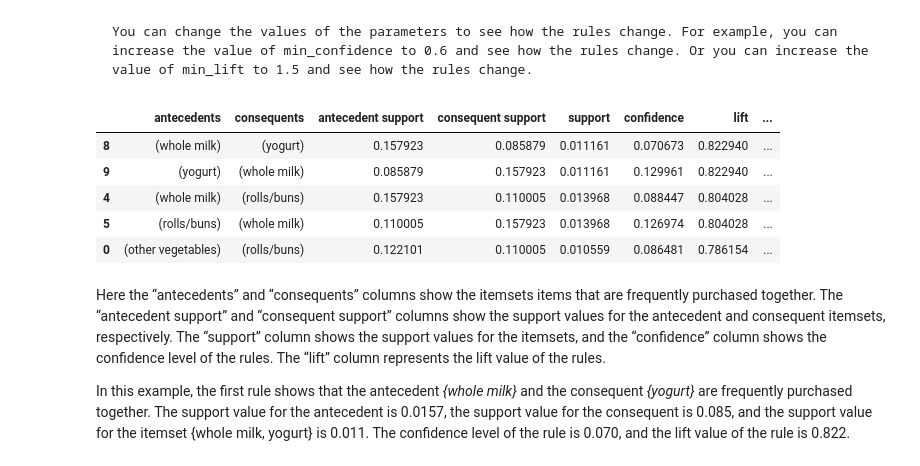
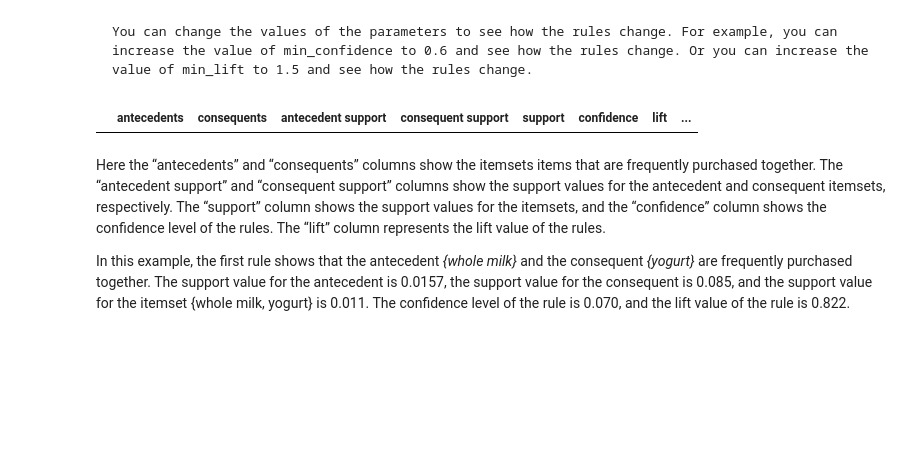
Before and after one commit to safarzadeh-reza/Spatial_Data_Mining_Winter2025, a Jupyter notebook: source/notebooks/L3/association_rules.ipynb, the cells around one changed output. Drawn from its saved outputs; the diff is of its cells as text; code cells hidden in the pictures; blank space fills up the shorter version.

Commit message:
added new to apriori

````diff
--- a/source/notebooks/L3/association_rules.ipynb
+++ b/source/notebooks/L3/association_rules.ipynb
@@ -342,0 +399,12 @@ df_table.head(10).style.background_gradient(cmap='Greens')
+# %%
+# Identify the 50 least frequent products
+least_frequent_products = [product for product, count in product_freq.most_common()[-50:]]
+
+# Function to check if a row contains any of the least frequent products
+def contains_least_frequent(row):
+    return any(product in least_frequent_products for product in row)
+
+# Filter rows where "Product" column does NOT contain any of the least frequent products
+df_filtered = data[~data['Product'].apply(contains_least_frequent)].reset_index(drop=True)
+
+data = df_filtered
@@ -453,0 +596,4 @@ Now, let’s import the Apriori algorithm from the `MLXtend` Python package and
+# %%
+transactions = data['Product'].tolist()
+
+transactions[:5]
@@ -453,0 +611,5 @@ Now, let’s import the Apriori algorithm from the `MLXtend` Python package and
+# %%
+# Convert the transactions into a format suitable for Apriori
+te = TransactionEncoder()
+te_ary = te.fit(transactions).transform(transactions) # .fit() learns unique items in all transactions. .transform() converts transactions into a True/False table.
+basket_sets = pd.DataFrame(te_ary, columns=te.columns_) # Converts the transformed data into a pandas DataFrame
@@ -456,7 +633,7 @@ from mlxtend.frequent_patterns import apriori
 from mlxtend.frequent_patterns import association_rules
 # %%
 # Build up the frequent items
-frequent_itemsets = apriori(basket_sets, min_support=0.01, use_colnames=True)
+frequent_itemsets = apriori(basket_sets, min_support=0.00000000001, use_colnames=True)
 
 # Display the first 5 rows of the dataframe sorted by support
 frequent_itemsets.sort_values(by="support", ascending=False).head(5)
@@ -482,17 +654,12 @@ You can change the values of the parameters to see how the rules change. For exa
 ```
 # %%
 # Generate the rules
-rules = association_rules(frequent_itemsets, metric="lift", min_threshold=0.5)
+rules = association_rules(frequent_itemsets, metric="lift", min_threshold=0)
 
 # Display the first 5 rows of the dataframe sorted by confidence
 rules.sort_values(by="lift", ascending=False).head(5)
 # %% [output]
 |  | antecedents | consequents | antecedent support | consequent support | support | confidence | lift | ... |
-| 8 | (whole milk) | (yogurt) | 0.157923 | 0.085879 | 0.011161 | 0.070673 | 0.822940 | ... |
-| 9 | (yogurt) | (whole milk) | 0.085879 | 0.157923 | 0.011161 | 0.129961 | 0.822940 | ... |
-| 4 | (whole milk) | (rolls/buns) | 0.157923 | 0.110005 | 0.013968 | 0.088447 | 0.804028 | ... |
-| 5 | (rolls/buns) | (whole milk) | 0.110005 | 0.157923 | 0.013968 | 0.126974 | 0.804028 | ... |
-| 0 | (other vegetables) | (rolls/buns) | 0.122101 | 0.110005 | 0.010559 | 0.086481 | 0.786154 | ... |
 # %% [markdown]
 Here the “antecedents” and “consequents” columns show the itemsets items that are frequently purchased together. The “antecedent support” and “consequent support” columns show the support values for the antecedent and consequent itemsets, respectively. The “support” column shows the support values for the itemsets, and the “confidence” column shows the confidence level of the rules. The “lift” column represents the lift value of the rules.
 
````
Also changed, not shown: parts of 37 cells of this notebook, 1 other file.
